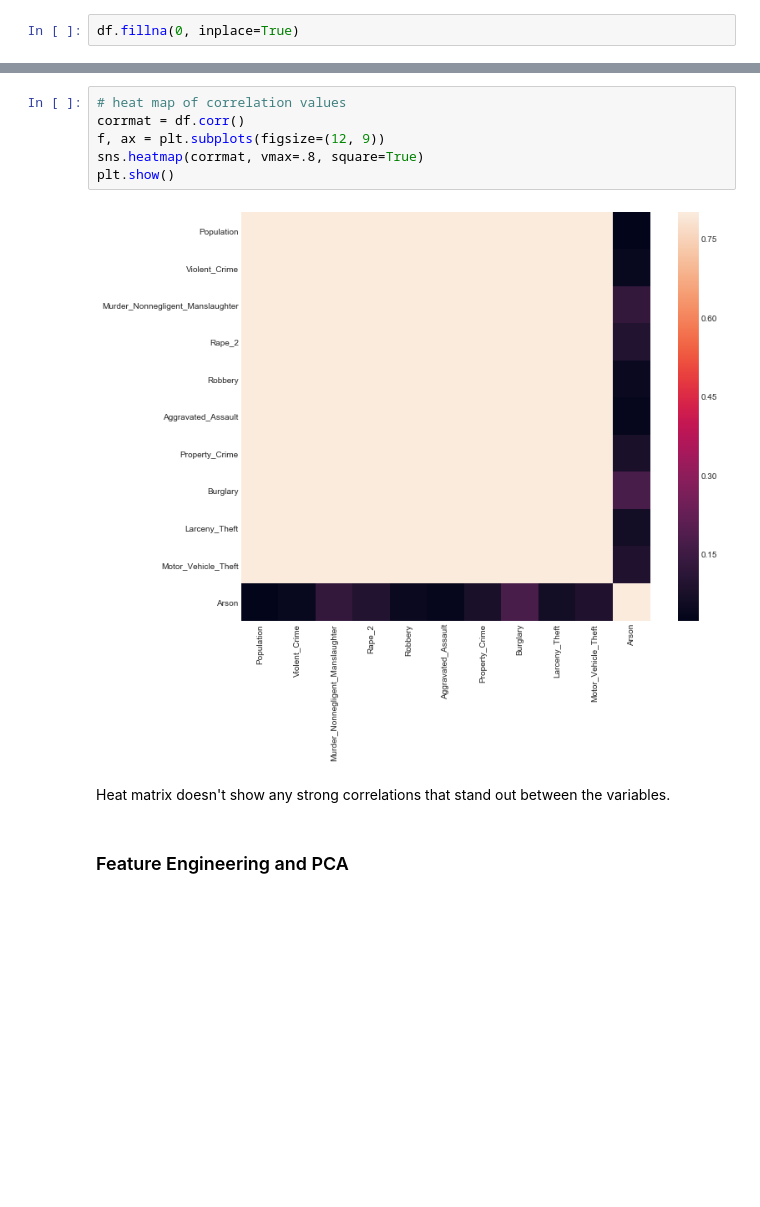
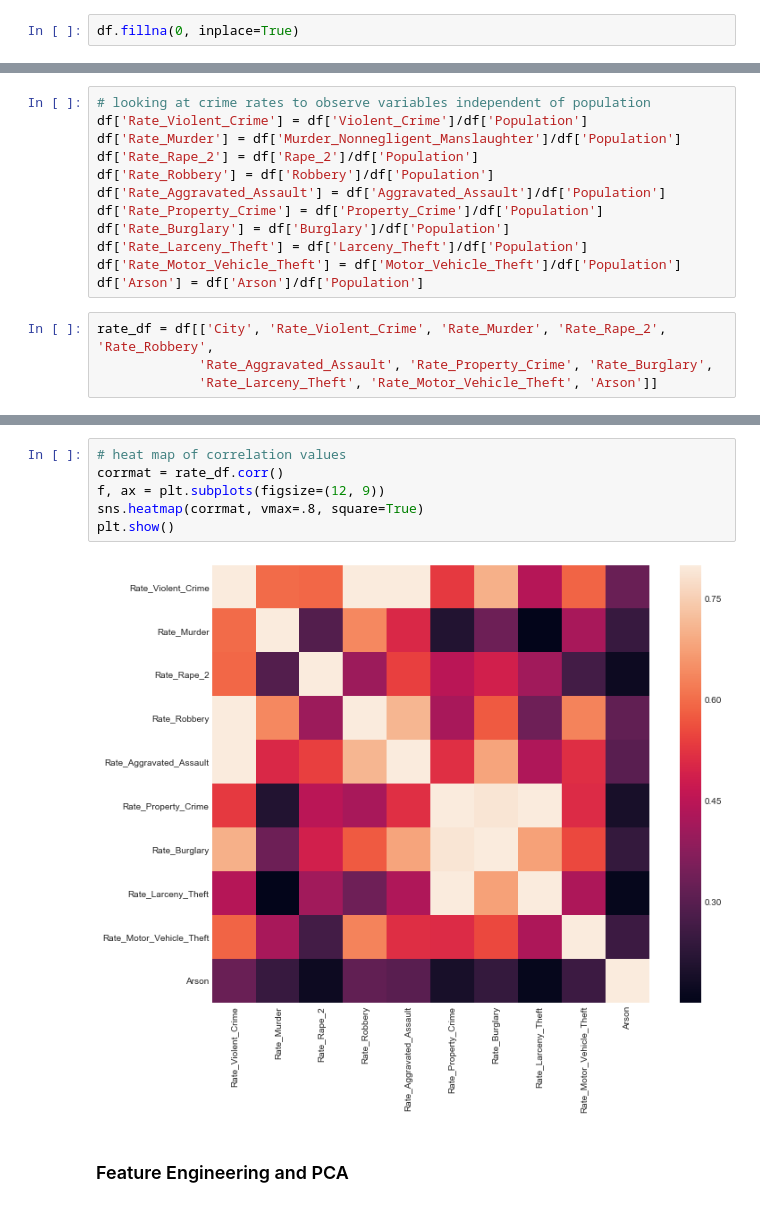
Before and after one commit to crlau/unit-2, a Jupyter notebook: 2.1.7 Modeling a dataset.ipynb, the cells around one changed output, grey strips where cells are left out. Drawn from its saved outputs; the diff is of its cells as text; blank space fills up the shorter version.

```diff
--- a/2.1.7 Modeling a dataset.ipynb
+++ b/2.1.7 Modeling a dataset.ipynb
@@ -93,3 +96,19 @@ Continuous Variables:
 - Robbery
 - Propety_Crime
 - Larceny_Theft
+# %%
+# looking at crime rates to observe variables independent of population
+df['Rate_Violent_Crime'] = df['Violent_Crime']/df['Population']
+df['Rate_Murder'] = df['Murder_Nonnegligent_Manslaughter']/df['Population']
+df['Rate_Rape_2'] = df['Rape_2']/df['Population']
+df['Rate_Robbery'] = df['Robbery']/df['Population']
+df['Rate_Aggravated_Assault'] = df['Aggravated_Assault']/df['Population']
+df['Rate_Property_Crime'] = df['Property_Crime']/df['Population']
+df['Rate_Burglary'] = df['Burglary']/df['Population']
+df['Rate_Larceny_Theft'] = df['Larceny_Theft']/df['Population']
+df['Rate_Motor_Vehicle_Theft'] = df['Motor_Vehicle_Theft']/df['Population']
+df['Arson'] = df['Arson']/df['Population']
+# %%
+rate_df = df[['City', 'Rate_Violent_Crime', 'Rate_Murder', 'Rate_Rape_2', 'Rate_Robbery',
+             'Rate_Aggravated_Assault', 'Rate_Property_Crime', 'Rate_Burglary',
+             'Rate_Larceny_Theft', 'Rate_Motor_Vehicle_Theft', 'Arson']]
@@ -118,12 +159,10 @@ No handles with labels found to put in legend.
 # %%
 # heat map of correlation values
-corrmat = df.corr()
+corrmat = rate_df.corr()
 f, ax = plt.subplots(figsize=(12, 9))
 sns.heatmap(corrmat, vmax=.8, square=True)
 plt.show()
 # %% [output]
-[figure, old version]
+[figure, new version]
-# %% [markdown]
-Heat matrix doesn't show any strong correlations that stand out between the variables.
 # %% [markdown]
 ### Feature Engineering and PCA
```
Also changed, not shown: parts of 12 cells of this notebook.
